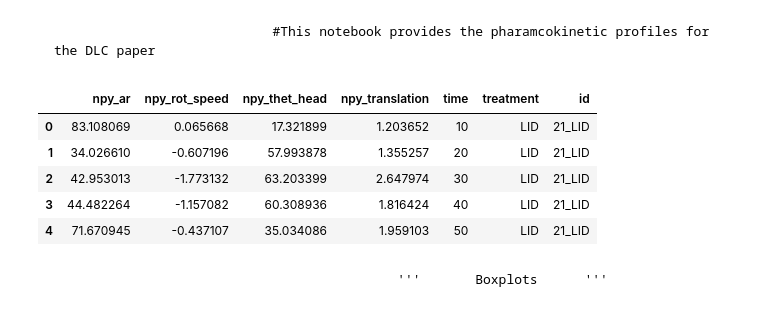
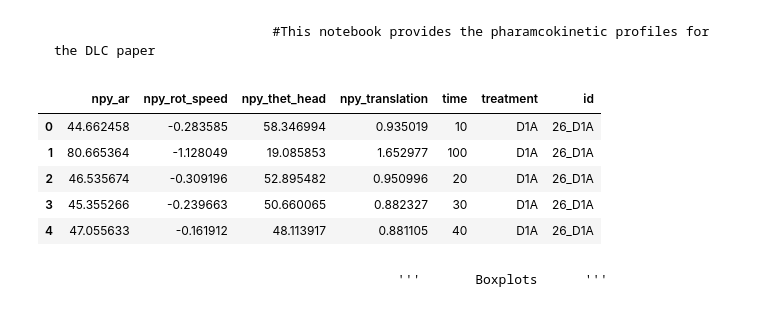
Before and after one commit to MorterzaAbbaszadeh/Dyskinesia_DLC_paper, a Jupyter notebook: Figures/kinematic_profiles.ipynb, the cells around one changed output. Saved outputs shown, nothing was run; the diff lists cells and outputs as text; code cells hidden in the pictures.

```diff
--- a/Figures/kinematic_profiles.ipynb
+++ b/Figures/kinematic_profiles.ipynb
@@ -26,20 +26,26 @@ visual_config=visual_config()
 # %%
 # process dataset
 file=r'C:\dlc_projects\Analysis\Currencodes\DLC_refact\d_base\d_base.npy'
 #the main groups
-groups=['LID', 'SKF', 'SUM']
+groups=['LID', 'SKF', 'SUM', 'D1A', 'D2A']
 
 
 
 #load variables and for a dataframe with mean values of each treatment in each recording time after
 funcs= (kinematic.npy_ar, kinematic.npy_rot_speed, kinematic.npy_thet_head, kinematic.npy_translation)
 df_ready=iter.get_sns(file, groups, funcs)
 k_df=pd.DataFrame(df_ready, columns=[i.__name__ for i in funcs]+['time','treatment','id']).dropna()
-np.unique(k_df.treatment)
+
+
+k_df.replace({'treatment' : { 'SKF' : 'D1Ag',  'SUM' :'D2Ag',
+
+                       'LID':'LD-3mg' }}, inplace=True)
+
+k_df.head()
 # %% [output]
 |  | npy_ar | npy_rot_speed | npy_thet_head | npy_translation | time | treatment | id |
-| 0 | 83.108069 | 0.065668 | 17.321899 | 1.203652 | 10 | LID | 21_LID |
-| 1 | 34.026610 | -0.607196 | 57.993878 | 1.355257 | 20 | LID | 21_LID |
-| 2 | 42.953013 | -1.773132 | 63.203399 | 2.647974 | 30 | LID | 21_LID |
-| 3 | 44.482264 | -1.157082 | 60.308936 | 1.816424 | 40 | LID | 21_LID |
-| 4 | 71.670945 | -0.437107 | 35.034086 | 1.959103 | 50 | LID | 21_LID |
+| 0 | 44.662458 | -0.283585 | 58.346994 | 0.935019 | 10 | D1A | 26_D1A |
+| 1 | 80.665364 | -1.128049 | 19.085853 | 1.652977 | 100 | D1A | 26_D1A |
+| 2 | 46.535674 | -0.309196 | 52.895482 | 0.950996 | 20 | D1A | 26_D1A |
+| 3 | 45.355266 | -0.239663 | 50.660065 | 0.882327 | 30 | D1A | 26_D1A |
+| 4 | 47.055633 | -0.161912 | 48.113917 | 0.881105 | 40 | D1A | 26_D1A |
```
Also changed, not shown: parts of 5 cells of this notebook, 6 other files.
